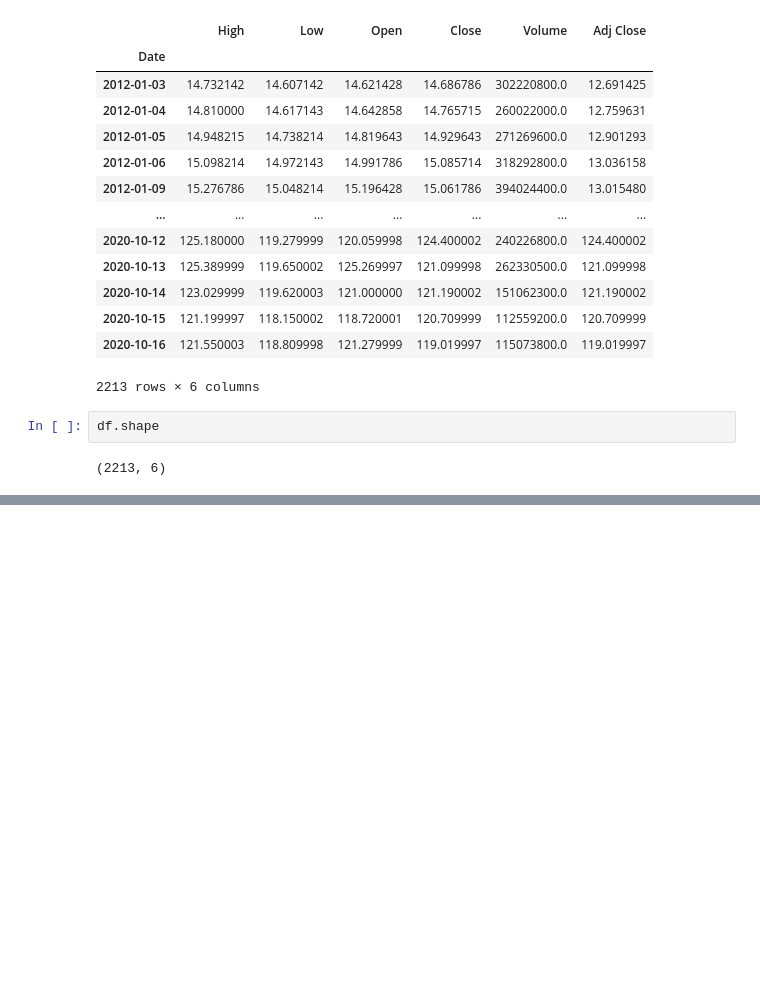
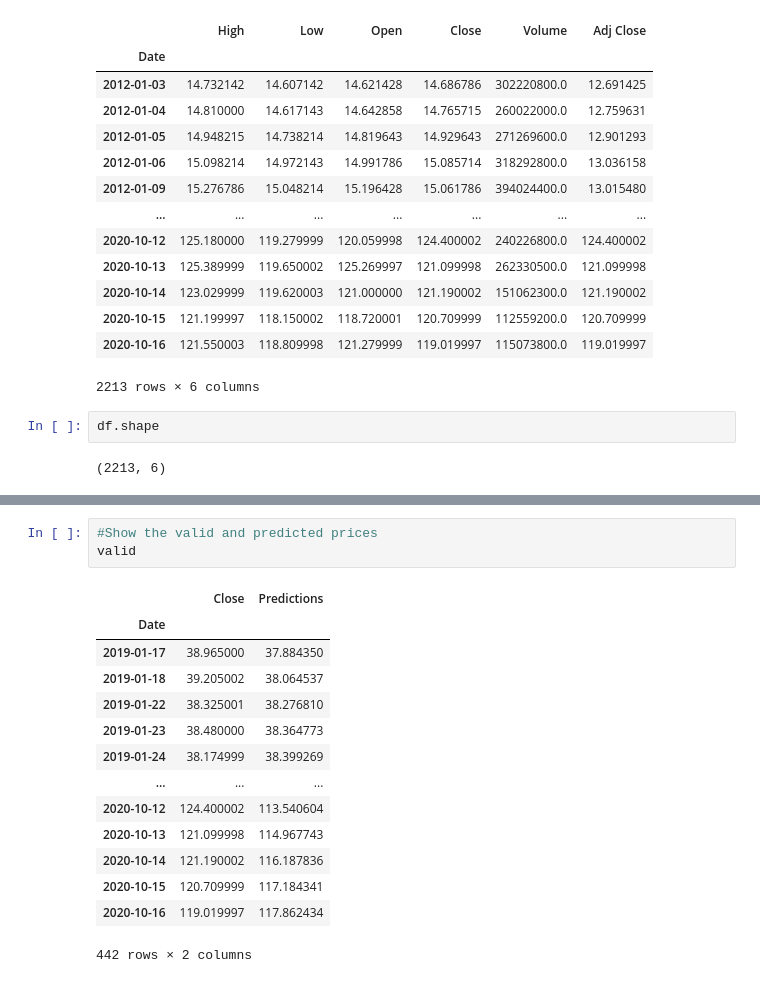
Before and after one commit to sree0213/stockpricepred, a Jupyter notebook: stockpricepred.ipynb, the cells around one changed output, grey strips where cells are left out. Drawn from its saved outputs; the diff is of its cells as text; blank space fills up the shorter version.

```diff
--- a/stockpricepred.ipynb
+++ b/stockpricepred.ipynb
@@ -56,0 +157,18 @@ training_data_len = math.ceil(len(dataset)*.8)
+# %%
+#Show the valid and predicted prices
+valid
+# %% [output]
+|  | Close | Predictions |
+| Date |  |  |
+| 2019-01-17 | 38.965000 | 37.884350 |
+| 2019-01-18 | 39.205002 | 38.064537 |
+| 2019-01-22 | 38.325001 | 38.276810 |
+| 2019-01-23 | 38.480000 | 38.364773 |
+| 2019-01-24 | 38.174999 | 38.399269 |
+| ... | ... | ... |
+| 2020-10-12 | 124.400002 | 113.540604 |
+| 2020-10-13 | 121.099998 | 114.967743 |
+| 2020-10-14 | 121.190002 | 116.187836 |
+| 2020-10-15 | 120.709999 | 117.184341 |
+| 2020-10-16 | 119.019997 | 117.862434 |
+442 rows × 2 columns
```
Also changed, not shown: parts of 17 cells of this notebook.
